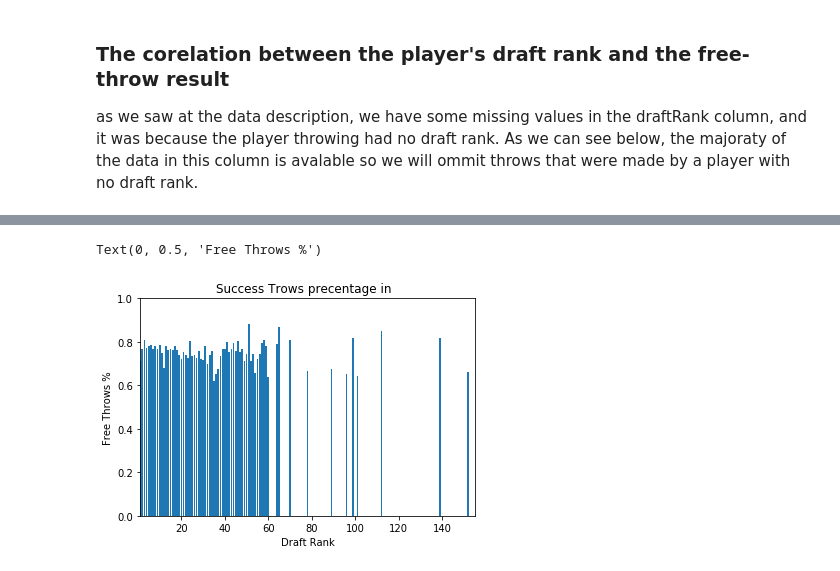
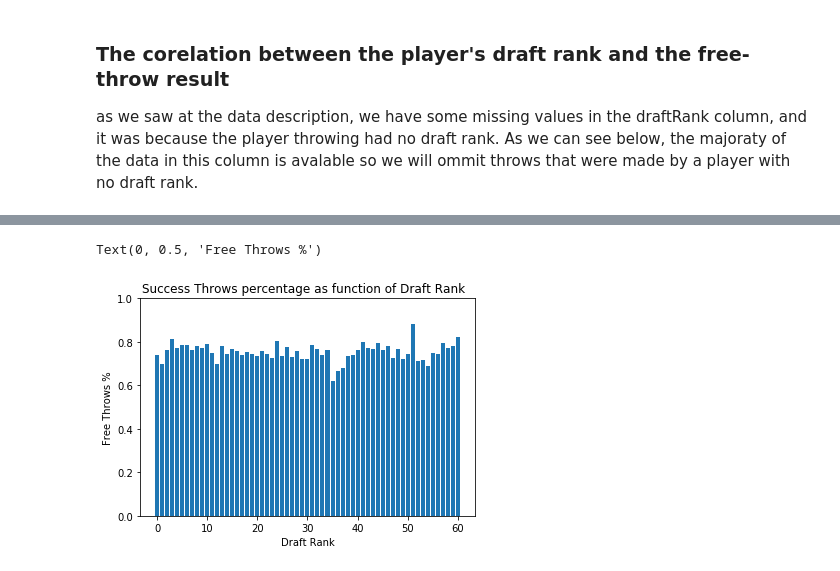
Before and after one commit to guyazov/DS_Workshop, a Jupyter notebook: Project.ipynb, the cells around one changed output, grey strips where cells are left out. Saved outputs shown, nothing was run; the diff lists cells and outputs as text; code cells hidden in the pictures.

```diff
--- a/Project.ipynb
+++ b/Project.ipynb
@@ -127,0 +134,6 @@ dtype: int64
+# %%
+
+database_path = "/Users/gorbrin/PycharmProjects/untitled/SUMMARY.csv"
+free_throws_db = pd.read_csv(database_path)
+free_throws_db.drop_duplicates()
+free_throws_db.count()
@@ -207,11 +250,11 @@ print(free_throws_db['draftRank'].count()/free_throws_db['game'].count())
 free_throws_db['draftRank'] = free_throws_db['draftRank'].replace(np.nan, 0)
 free_throws_db['draftRank'] = free_throws_db['draftRank'].replace("undrafted", 0)
 # pd.to_numeric(free_throws_db['draftRank'])
-free_throws_db['draftRank'] = free_throws_db.draftRank.apply(lambda x: int(x))
+free_throws_db['draftRank'] = free_throws_db.draftRank.apply(lambda x: int(float(x)))
 
 np.nanmax(free_throws_db['draftRank'])
 
-ranks = range(int(np.nanmax(free_throws_db['draftRank'])))
+ranks = range(int(np.nanmax(free_throws_db['draftRank']))+1)
 success_precentage_by_rank = []
 
 def throws_per_rank(free_throws_db,rank):
@@ -227,12 +270,12 @@ for rank in ranks:
     throws_per_rank(free_throws_db,rank)
 # %%
 # Success throws precentage over time
-plt.bar(ranks,success_precentage)
-plt.title('Success Trows precentage in  ')
-plt.xlim([1,155])
+plt.bar(list(ranks),success_precentage_by_rank)
+plt.title('Success Throws percentage as function of Draft Rank  ')
+#plt.xlim([-2,61])
 plt.ylim([0,1])
 plt.xlabel('Draft Rank')
 plt.ylabel('Free Throws %')
 # %% [output]
 Text(0, 0.5, 'Free Throws %')
-[figure, old version]
+[figure, new version]
```
Also changed, not shown: parts of 5 cells of this notebook, 3 other files.
